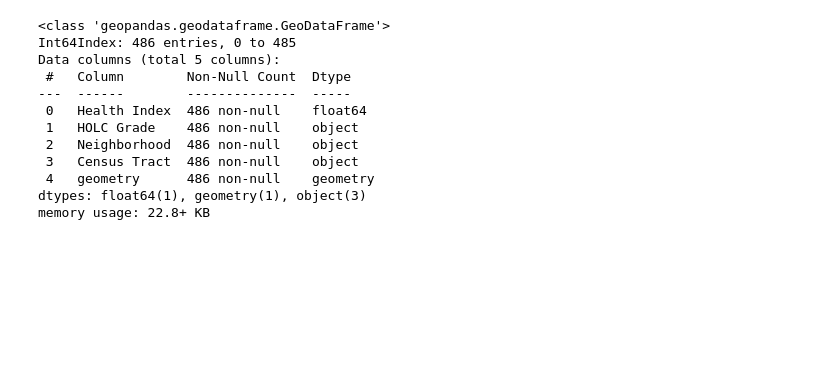
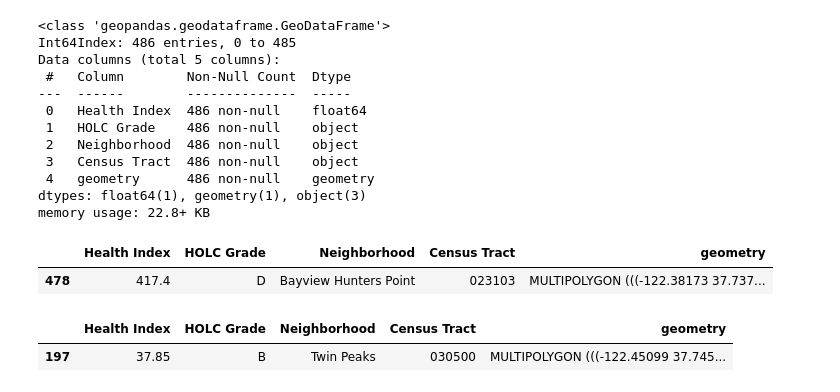
Before and after one commit to tommychandler5/221project, a Jupyter notebook: Group Assignments/Final Deliverables /Health Index.ipynb, the cells around one changed output. Cells and saved outputs as stored; diff of their text form; code cells hidden in the pictures; blank space fills up the shorter version.

```diff
--- a/Group Assignments/Final Deliverables /Health Index.ipynb
+++ b/Group Assignments/Final Deliverables /Health Index.ipynb
@@ -381,6 +381,20 @@ Data columns (total 5 columns):
  4   geometry      486 non-null    geometry
 dtypes: float64(1), geometry(1), object(3)
 memory usage: 22.8+ KB
+# %%
+#census tract with the absolute highest health index score, i.e. greatest degree of health inequity
+healthmap2=healthmap2.sort_values(by='Health Index',ascending = False)
+healthmap2.head(1)
+# %% [output]
+|  | Health Index | HOLC Grade | Neighborhood | Census Tract | geometry |
+| 478 | 417.4 | D | Bayview Hunters Point | 023103 | MULTIPOLYGON (((-122.38173 37.737... |
+# %%
+#census tract with the absolute lowest health index score, i.e. smallest degree of health inequity
+healthmap2=healthmap2.sort_values(by='Health Index',ascending = True)
+healthmap2.head(1)
+# %% [output]
+|  | Health Index | HOLC Grade | Neighborhood | Census Tract | geometry |
+| 197 | 37.85 | B | Twin Peaks | 030500 | MULTIPOLYGON (((-122.45099 37.745... |
 # %%
 m = healthmap2.explore(
      column="Health Index", # make choropleth based on "holc grade" column
```
Also changed, not shown: parts of 3 cells of this notebook, 2 other files.
